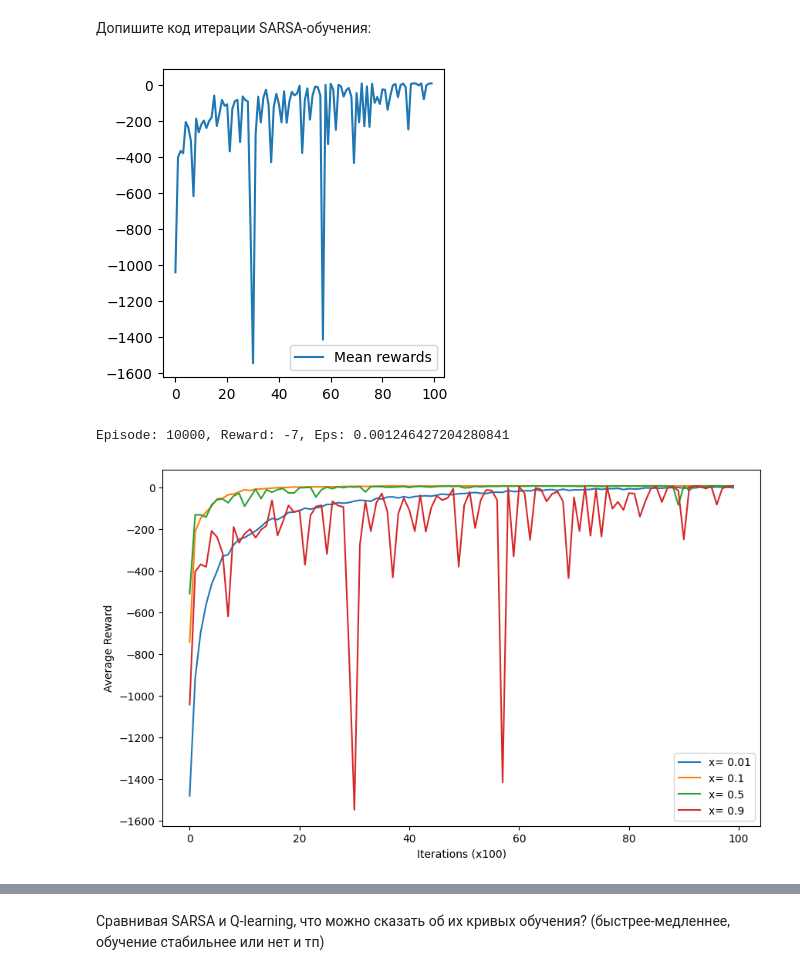
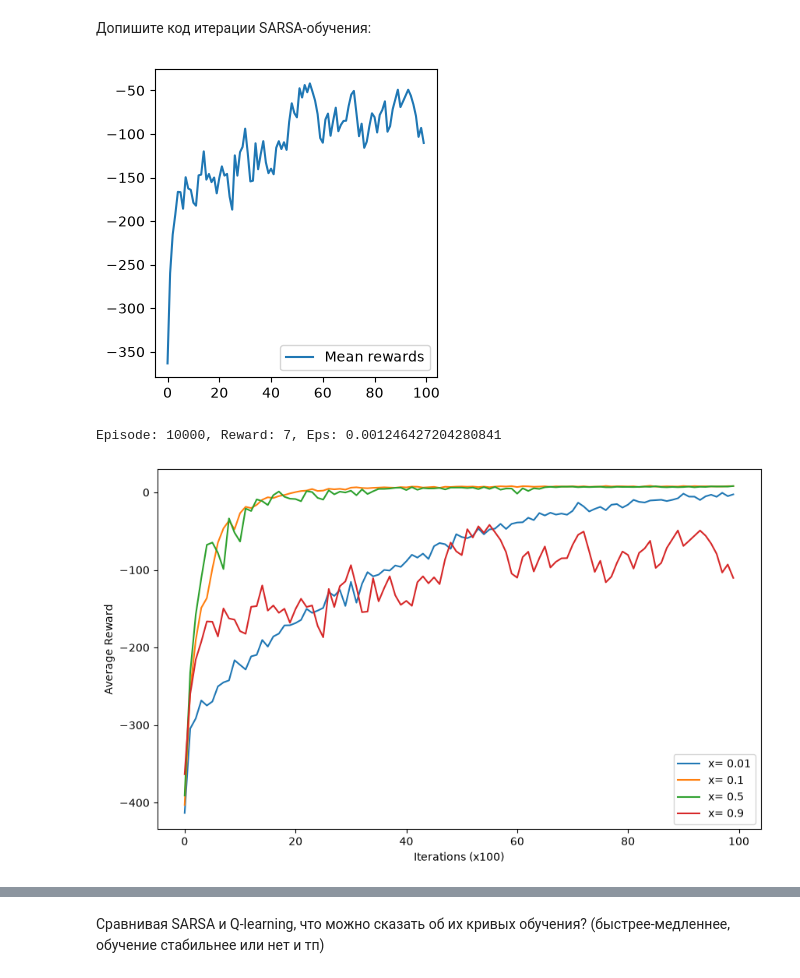
Before and after one commit to BogdanLiutikov/SB-RL-2026, a Jupyter notebook: seminars/03-seminar-q-learning-sarsa-td-lambda.ipynb, the cells around one changed output, grey strips where cells are left out. Drawn from its saved outputs; the diff is of its cells as text; code cells hidden in the pictures.

```diff
--- a/seminars/03-seminar-q-learning-sarsa-td-lambda.ipynb
+++ b/seminars/03-seminar-q-learning-sarsa-td-lambda.ipynb
@@ -213,5 +233,5 @@ def q_learning(env, n_episodes=10_000, alpha=0.1, gamma=0.9, epsilon=0.2, epsilo
 # %%
-env = gym.make('Taxi-v3', render_mode='rgb_array')
+env = gym.make('Taxi-v4', render_mode='rgb_array')
 
 # Пример запуска с разными параметрами
 xs = [0.01, 0.1, 0.5, 0.9]
@@ -238,20 +258,19 @@ Episode: 10000, Reward: 8, Eps: 0.001246427204280841
 # %%
-env = gym.make('Taxi-v3', render_mode='rgb_array')
-env = RecordVideo(env, "videos/q-learning-taxi-v3/", episode_trigger=lambda x: True)
+env = gym.make('Taxi-v4', render_mode='rgb_array')
+env = RecordVideo(env, "videos/q-learning-Taxi-v4/", episode_trigger=lambda x: True)
 
 # Запускаем один эпизод для записи
 state, _ = env.reset()
-terminated = False
+done = False
 
-while not terminated:
+while not done:
     action = np.argmax(Q[state])
     next_state, reward, terminated, truncated, _ = env.step(action)
+    done = terminated or truncated
     state = next_state
 
-    if terminated or truncated:
-        break
 
 env.close()
 
 # Показываем видео в ноутбуке
-show_video("videos/q-learning-taxi-v3/")
+show_video("videos/q-learning-Taxi-v4/")
@@ -296,26 +311,19 @@ def sarsa(env, n_episodes=10_000, alpha=0.1, gamma=0.9, epsilon=0.2, epsilon_dec
     for episode in range(1, n_episodes + 1):
         s, _ = env.reset()
 
-        r, episode_reward = 0, 0
-        terminated = False
+        a = select_action_eps_greedy(Q, s, epsilon)
+        episode_reward = 0
+        done = False
 
-        while not terminated:
-            # select action eps-greedy
-            # a = ...
-            """<codehere>"""
-            a = select_action_eps_greedy(Q, s, epsilon)
-            """</codehere>"""
-
-            # выполняем действие в среде
+        while not done:
             next_s, r, terminated, truncated, info = env.step(a)
-
-            # Update Q-function with SARSA
-            """<codehere>"""
-            update_Q_SARSA(Q, s, a, r, next_s, alpha, gamma, epsilon)
-            """</codehere>"""
-
-            s = next_s
+            done = terminated or truncated
+            next_a = None if terminated else select_action_eps_greedy(Q, next_s, epsilon)
+            update_Q_SARSA(Q, s, a, r, next_s, next_a, terminated, alpha, gamma)
             episode_reward += r
+            if done:
+                break
+            s, a = next_s, next_a
 
         rewards_batch.append(episode_reward)
         if episode % 100 == 0:
@@ -328,28 +336,28 @@ def sarsa(env, n_episodes=10_000, alpha=0.1, gamma=0.9, epsilon=0.2, epsilon_dec
     # assert log[-1] >= -10
     return Q, log
 # %%
-env = gym.make('Taxi-v3', render_mode='rgb_array')
+env = gym.make('Taxi-v4', render_mode='rgb_array')
 
 # Пример запуска с разными параметрами
 xs = [0.01, 0.1, 0.5, 0.9]
 results = {}
 
 for x_ in xs:
     print(f"\nTraining with x = {x_}")
     Q, log = sarsa(env, n_episodes=10000, alpha=x_)
     results[x_] = log
 
 # Визуализация результатов
 plt.figure(figsize=(10, 6))
 for x_ in xs:
     plt.plot(results[x_], label=f'x= {x_}')
 plt.xlabel('Iterations (x100)')
 plt.ylabel('Average Reward')
 # plt.xscale('log')
 plt.legend()
 plt.show()
 # %% [output]
-[figure, old version]
+[figure, new version]
-Episode: 10000, Reward: -7, Eps: 0.001246427204280841
+Episode: 10000, Reward: 7, Eps: 0.001246427204280841
-[figure, old version]
+[figure, new version]
 # %%
```
Also changed, not shown: parts of 32 cells of this notebook.
